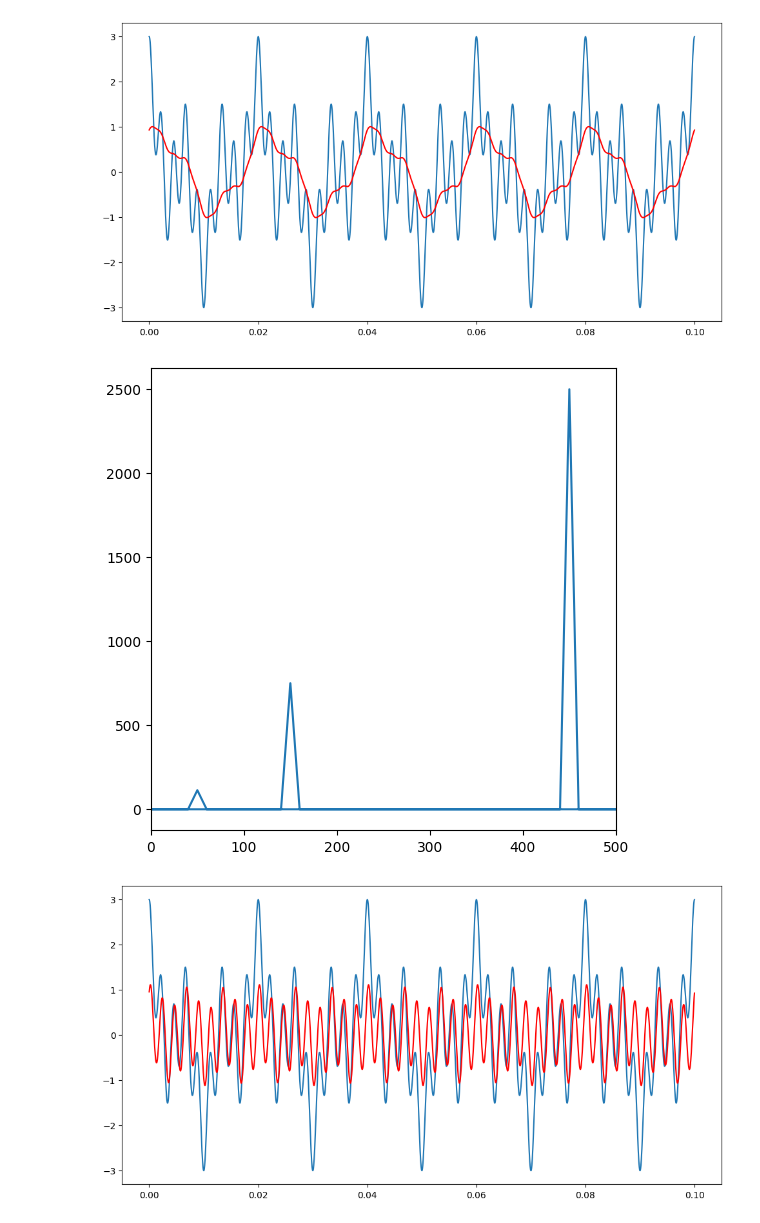
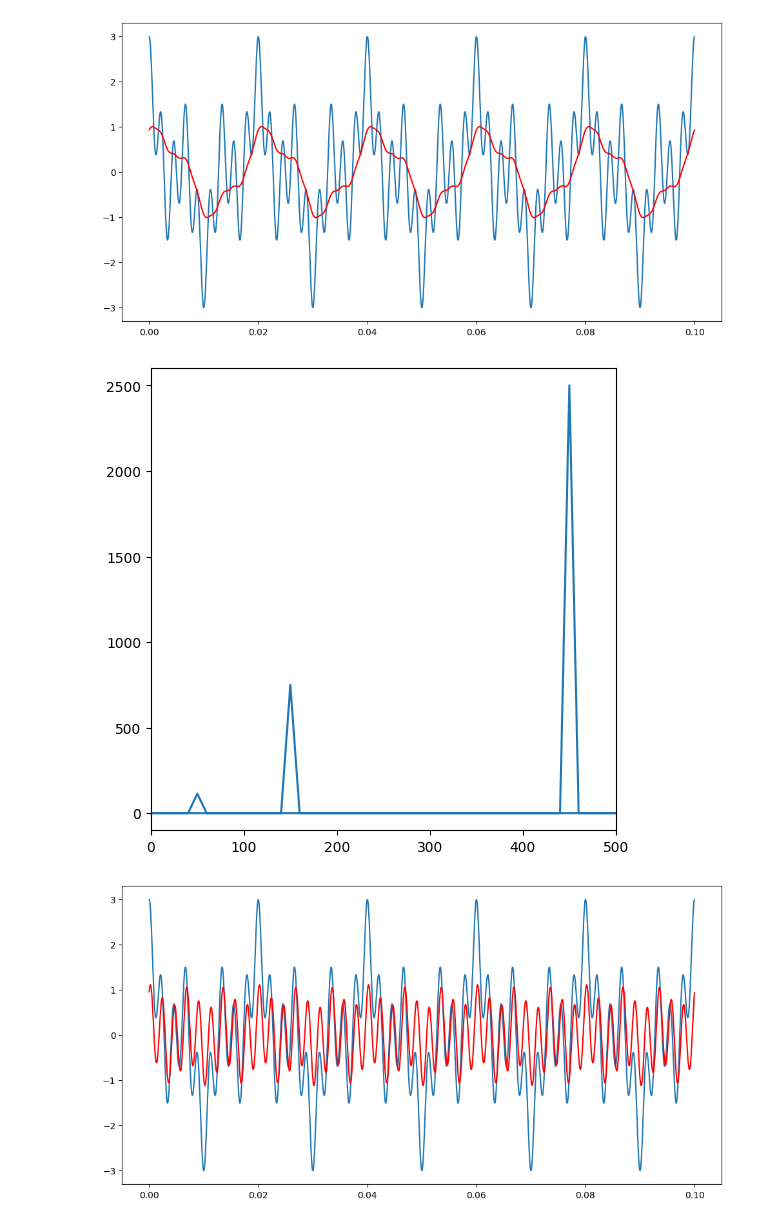
Before and after one commit to pimonov-student/another_digital_signal, a Jupyter notebook: lab_four.ipynb, the cells around one changed output. Saved outputs shown, nothing was run; the diff lists cells and outputs as text; code cells hidden in the pictures.

```diff
--- a/lab_four.ipynb
+++ b/lab_four.ipynb
@@ -55,15 +62,16 @@ plt.show()
 # %%
 high_filtered_y_cos_fft_base = butter_filter(300 / x_cos_fft)
 high_filtered_y_cos_fft_base[0] = 0
 high_filtered_y_cos_fft = high_filtered_y_cos_fft_base * y_cos_fft
 high_filtered_y_cos_fft /= max(high_filtered_y_cos_fft) / max(y_cos_fft)
 
 plt.figure(figsize=(6, 6))
 plt.xlim([0, 500])
+plt.ylim([-100, 2600])
 plt.plot(x_cos_fft, np.abs(high_filtered_y_cos_fft))
 plt.show()
 # %% [output]
-[figure, old version]
+[figure, new version]
 # %%
 y_cos_from_high = np.fft.ifft(high_filtered_y_cos_fft)
 
```
Also changed, not shown: parts of 12 cells of this notebook.
